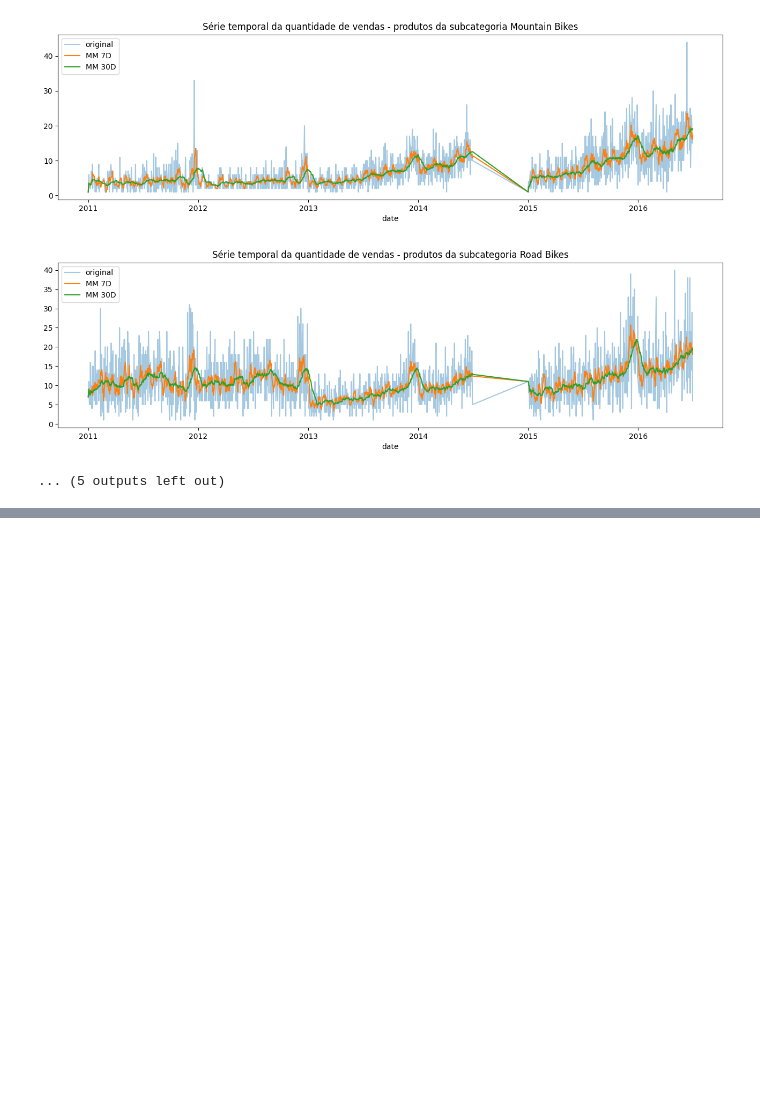
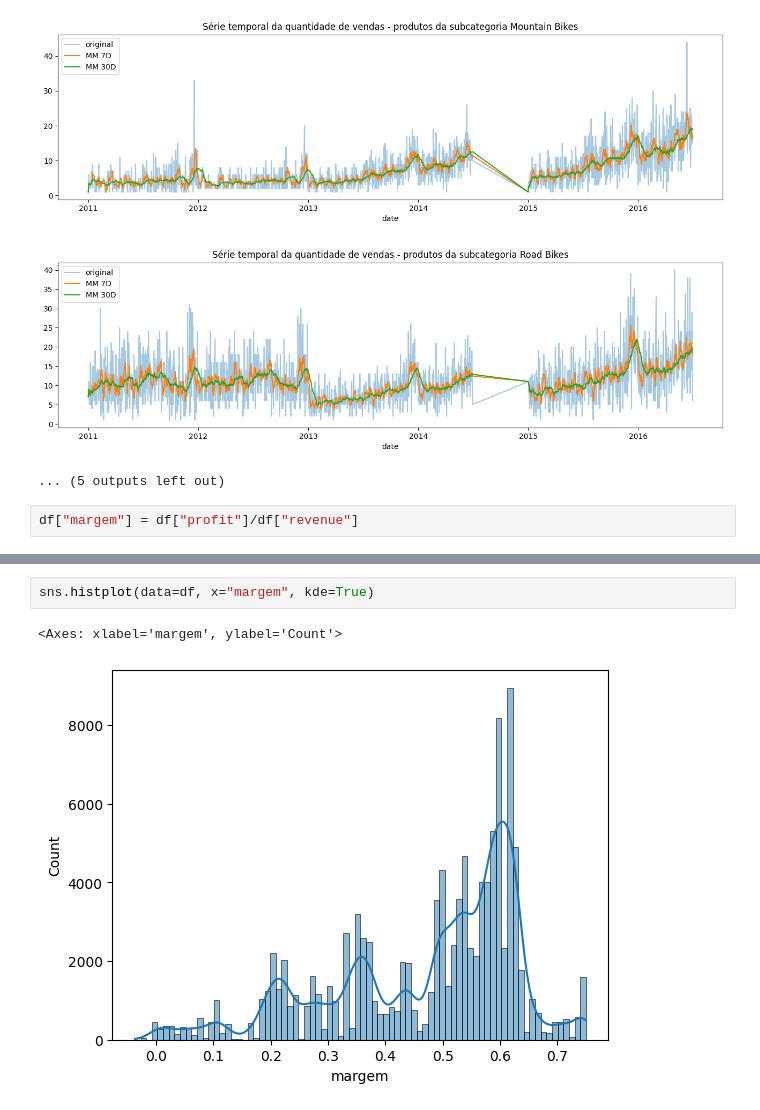
Before and after one commit to daniellcferreira/cases-analysis-python, a Jupyter notebook: insights_vendas_bicicletas/cases_sales_bike.ipynb, the cells around one changed output, grey strips where cells are left out. Saved outputs shown, nothing was run; the diff lists cells and outputs as text; blank space fills up the shorter version.

```diff
--- a/insights_vendas_bicicletas/cases_sales_bike.ipynb
+++ b/insights_vendas_bicicletas/cases_sales_bike.ipynb
@@ -414,3 +414,5 @@ for sub_cat in df["sub_category"].sort_values().unique():
 [figure]
 [figure]
 ... (5 outputs left out)
+# %%
+df["margem"] = df["profit"]/df["revenue"]
@@ -416,0 +431,5 @@ for sub_cat in df["sub_category"].sort_values().unique():
+# %%
+sns.histplot(data=df, x="margem", kde=True)
+# %% [output]
+<Axes: xlabel='margem', ylabel='Count'>
+[figure, added]
```
Also changed, not shown: parts of 2 cells of this notebook.
